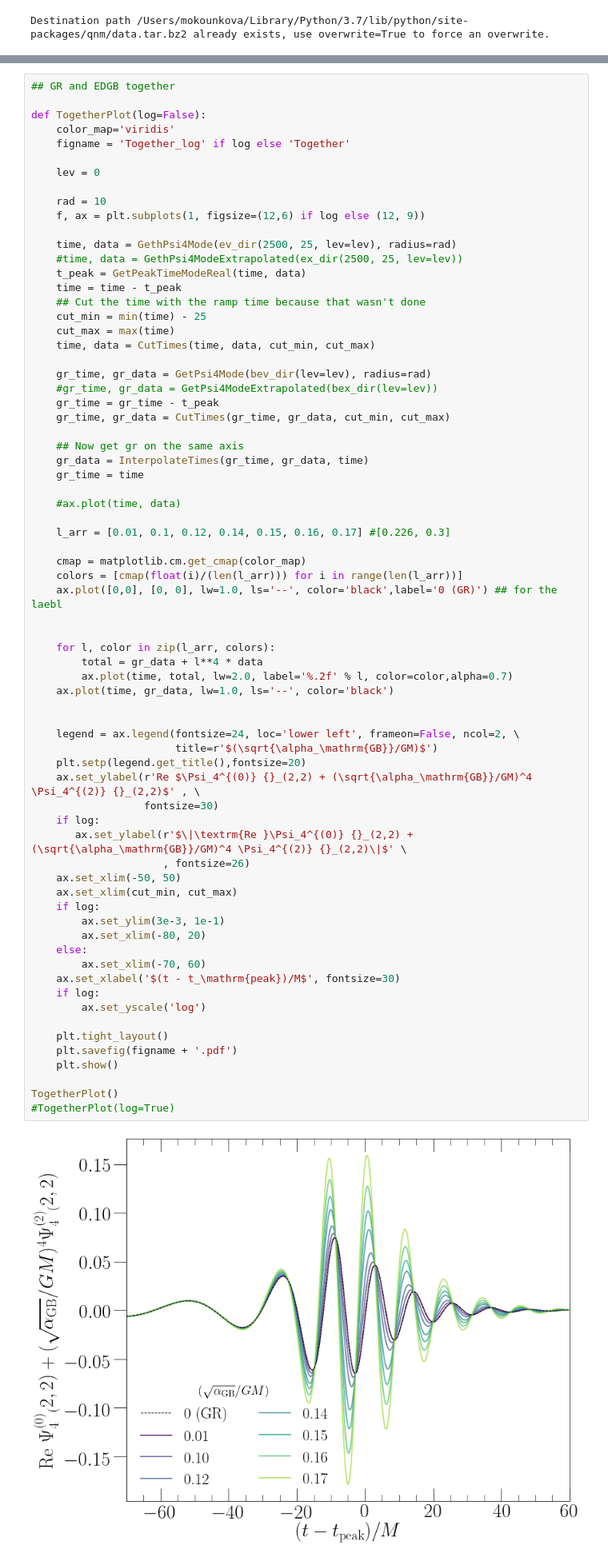
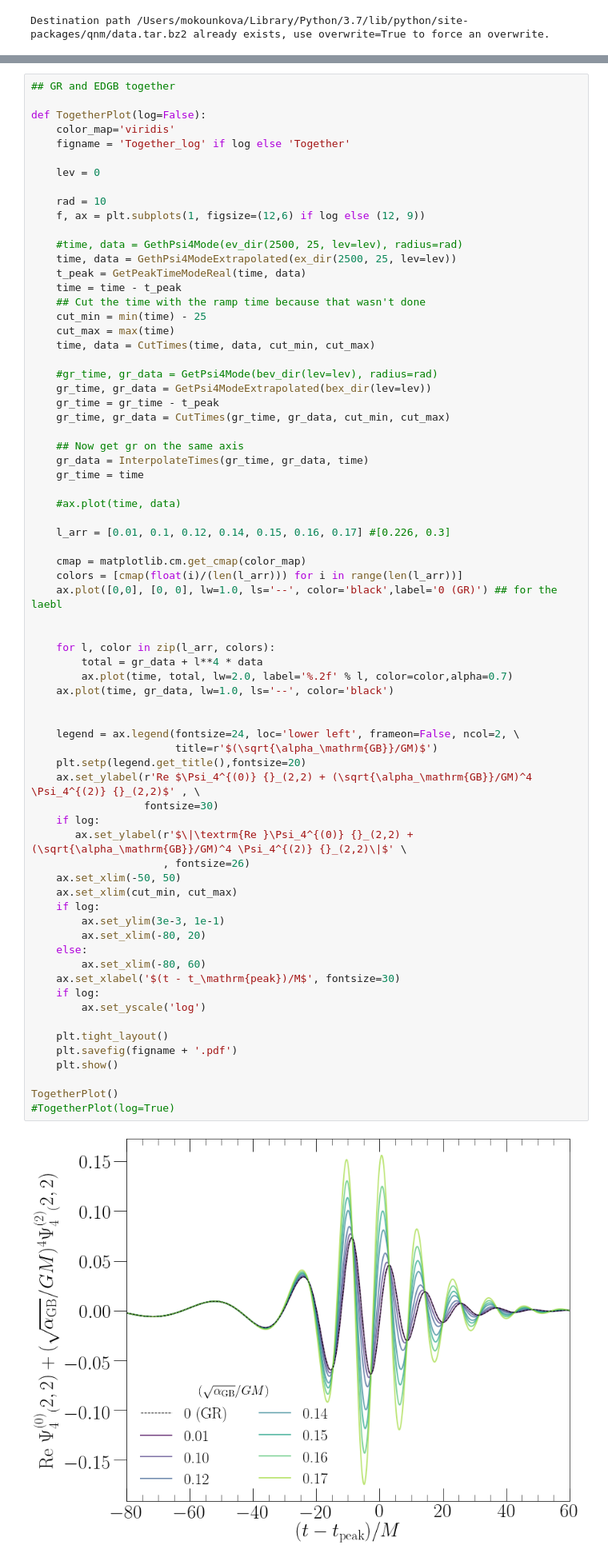
Before and after one commit to mariaokounkova/EDGB, a Jupyter notebook: GW150914/EDGB_GW.ipynb, the cells around one changed output, grey strips where cells are left out. Shown at 80% size. Drawn from its saved outputs; the diff is of its cells as text.

```diff
--- a/GW150914/EDGB_GW.ipynb
+++ b/GW150914/EDGB_GW.ipynb
@@ -549,8 +549,8 @@ def TogetherPlot(log=False):
     rad = 10
     f, ax = plt.subplots(1, figsize=(12,6) if log else (12, 9))
 
-    time, data = GethPsi4Mode(ev_dir(2500, 25, lev=lev), radius=rad)
-    #time, data = GethPsi4ModeExtrapolated(ex_dir(2500, 25, lev=lev))
+    #time, data = GethPsi4Mode(ev_dir(2500, 25, lev=lev), radius=rad)
+    time, data = GethPsi4ModeExtrapolated(ex_dir(2500, 25, lev=lev))
     t_peak = GetPeakTimeModeReal(time, data)
     time = time - t_peak
     ## Cut the time with the ramp time because that wasn't done
@@ -558,8 +558,8 @@ def TogetherPlot(log=False):
     cut_max = max(time)
     time, data = CutTimes(time, data, cut_min, cut_max)
 
-    gr_time, gr_data = GetPsi4Mode(bev_dir(lev=lev), radius=rad)
-    #gr_time, gr_data = GetPsi4ModeExtrapolated(bex_dir(lev=lev))
+    #gr_time, gr_data = GetPsi4Mode(bev_dir(lev=lev), radius=rad)
+    gr_time, gr_data = GetPsi4ModeExtrapolated(bex_dir(lev=lev))
     gr_time = gr_time - t_peak
     gr_time, gr_data = CutTimes(gr_time, gr_data, cut_min, cut_max)
 
@@ -580,35 +580,35 @@ def TogetherPlot(log=False):
         total = gr_data + l**4 * data
         ax.plot(time, total, lw=2.0, label='%.2f' % l, color=color,alpha=0.7)
     ax.plot(time, gr_data, lw=1.0, ls='--', color='black')
 
 
     legend = ax.legend(fontsize=24, loc='lower left', frameon=False, ncol=2, \
                        title=r'$(\sqrt{\alpha_\mathrm{GB}}/GM)$')
     plt.setp(legend.get_title(),fontsize=20)
     ax.set_ylabel(r'Re $\Psi_4^{(0)} {}_(2,2) + (\sqrt{\alpha_\mathrm{GB}}/GM)^4 \Psi_4^{(2)} {}_(2,2)$' , \
                   fontsize=30)
     if log:
        ax.set_ylabel(r'$\|\textrm{Re }\Psi_4^{(0)} {}_(2,2) + (\sqrt{\alpha_\mathrm{GB}}/GM)^4 \Psi_4^{(2)} {}_(2,2)\|$' \
                      , fontsize=26)
     ax.set_xlim(-50, 50)
     ax.set_xlim(cut_min, cut_max)
     if log:
         ax.set_ylim(3e-3, 1e-1)
         ax.set_xlim(-80, 20)
     else:
-        ax.set_xlim(-70, 60)
+        ax.set_xlim(-80, 60)
     ax.set_xlabel('$(t - t_\mathrm{peak})/M$', fontsize=30)
     if log:
         ax.set_yscale('log')
 
     plt.tight_layout()
     plt.savefig(figname + '.pdf')
     plt.show()
 
 TogetherPlot()
 #TogetherPlot(log=True)
 # %% [output]
-[figure, old version]
+[figure, new version]
 # %%
 ## Overlap calculation
 
```
Also changed, not shown: parts of 1 cell of this notebook.
